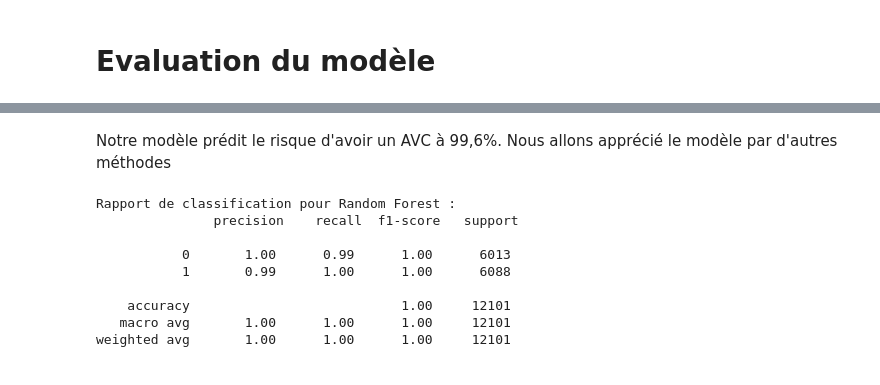
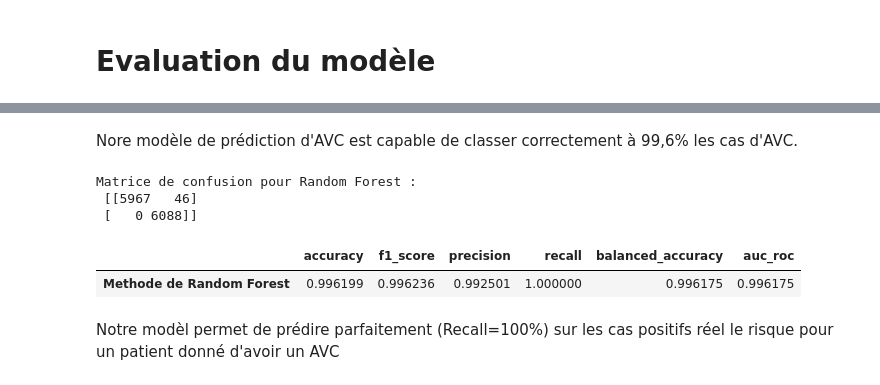
Before and after one commit to Sogo95/Pr-diction-du-risque-d-AVC, a Jupyter notebook: Projet_ML.ipynb, the cells around one changed output, grey strips where cells are left out. Cells and saved outputs as stored; diff of their text form; code cells hidden in the pictures.

```diff
--- a/Projet_ML.ipynb
+++ b/Projet_ML.ipynb
@@ -457,16 +458,45 @@ Exactitude du modèle Random Forest : 0.9961160234691347
 # %% [markdown]
-Notre modèle prédit le risque d'avoir un AVC à 99,6%.  Nous allons apprécié le modèle par d'autres méthodes
+Nore modèle de prédiction d'AVC est capable de classer correctement à 99,6% les  cas d'AVC.
-# %%
-#Rapport de classification pour Random Forest
-classification_report_rf = classification_report(y_test, y_pred)
-print("Rapport de classification pour Random Forest :\n", classification_report_rf)
-# %% [output]
-Rapport de classification pour Random Forest :
-               precision    recall  f1-score   support
-
-           0       1.00      0.99      1.00      6013
-           1       0.99      1.00      1.00      6088
-
-    accuracy                           1.00     12101
-   macro avg       1.00      1.00      1.00     12101
-weighted avg       1.00      1.00      1.00     12101
+# %%
+# Matrice de confusion
+confusion_matrix_rf = confusion_matrix(y_test, y_pred)
+print("Matrice de confusion pour Random Forest :\n", confusion_matrix_rf)
+# %% [output]
+Matrice de confusion pour Random Forest :
+ [[5967   46]
+ [   0 6088]]
+# %%
+# function that get y_test and calculate into df all the relevant metric
+
+
+def model_evalu(y_test):
+
+    #compute metrics for evaluation
+
+   # moyenne harmonique de la précision et du rappel.
+    f1 = f1_score(y_test, y_pred)
+
+     # Taux de précision des positif parmis les prédictions positives
+    precision = precision_score(y_test, y_pred)
+
+    # Taux de vrai positif
+    recall = recall_score(y_test, y_pred)
+
+    # mesure de la précision équilibré de la performance du modèle
+    preci_equi = balanced_accuracy_score(y_test, y_pred)
+
+    # Evaluation de la capacité du modèle à discriminer entre les classes positives et négatives
+    auc_roc = roc_auc_score(y_test, y_pred)
+
+    #Visualisation du résultat
+    model_eval_df = pd.DataFrame([[accuracy, f1, precision, recall, preci_equi, auc_roc]], columns=['accuracy', 'f1_score', 'precision', 'Recall', 'balanced_accuracy', 'auc_roc'])
+    return model_eval_df
+# %%
+resultat = model_evalu(y_test)
+resultat.index = ['Methode de Random Forest']
+resultat.style.background_gradient(cmap = sns.color_palette("blend:green,red", as_cmap=True))
+# %% [output]
+|  | accuracy | f1_score | precision | recall | balanced_accuracy | auc_roc |
+| Methode de Random Forest | 0.996199 | 0.996236 | 0.992501 | 1.000000 | 0.996175 | 0.996175 |
+# %% [markdown]
+Notre modèl permet de prédire parfaitement (Recall=100%) sur les cas positifs réel le risque pour un patient donné d'avoir un AVC
```
Also changed, not shown: parts of 2 cells of this notebook.
